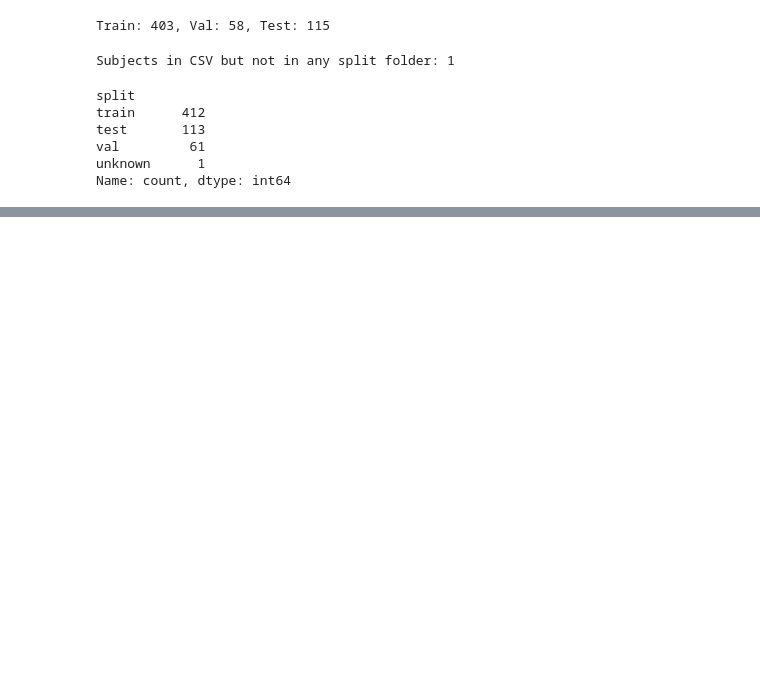
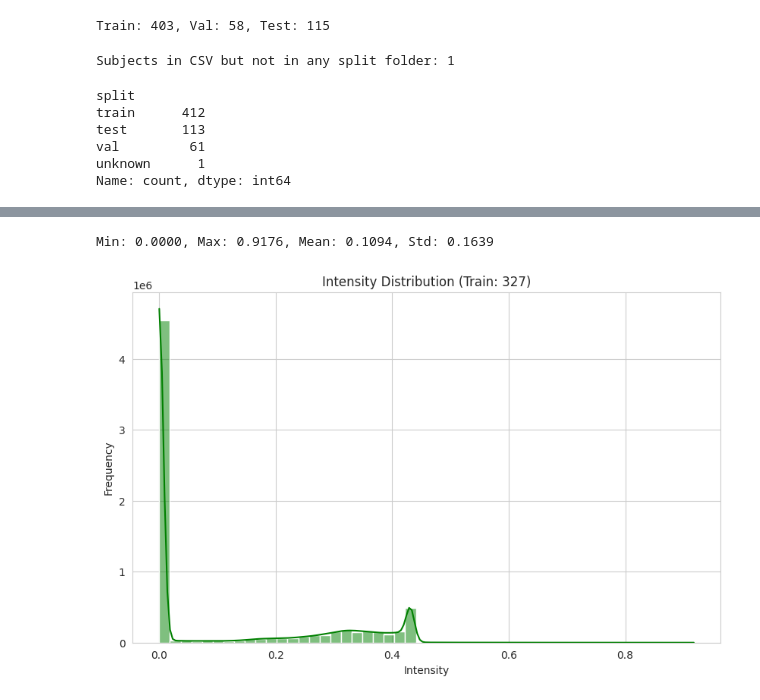
Before and after one commit to NilSagor/brain_age_prediction, a Jupyter notebook: notebooks/01_explore_ixi.ipynb, the cells around one changed output, grey strips where cells are left out. Drawn from its saved outputs; the diff is of its cells as text; code cells hidden in the pictures; blank space fills up the shorter version.

```diff
--- a/notebooks/01_explore_ixi.ipynb
+++ b/notebooks/01_explore_ixi.ipynb
@@ -91,0 +157,10 @@ NameError: name 'plot_age_histogram' is not defined
+# %%
+data_train = load_pkl(sample_train, "Train")
+data_val = load_pkl(sample_val, "Val")
+data_test = load_pkl(sample_test, "Test")
+
+print("Train sample keys:", data_train)
+print("Image shape:", data_train['image'].shape)
+print("Label shape:", data_train['label'].shape)
+print("Age:", data_train['age'])
+print("Sex:", data_train['sex'])
@@ -91,0 +186,7 @@ NameError: name 'plot_age_histogram' is not defined
+# %%
+img = data_train['image']
+print(f"Min: {img.min():.4f}, Max: {img.max():.4f}, Mean: {img.mean():.4f}, Std: {img.std():.4f}")
+plot_intensity_histogram(img, title=f"Intensity Distribution (Train: {sample_train})", save_path="../analysis/figures/ixi_intensity_train.png")
+# %% [output]
+Min: 0.0000, Max: 0.9176, Mean: 0.1094, Std: 0.1639
+[figure, added]
```
Also changed, not shown: parts of 14 cells of this notebook, 1 other file.
